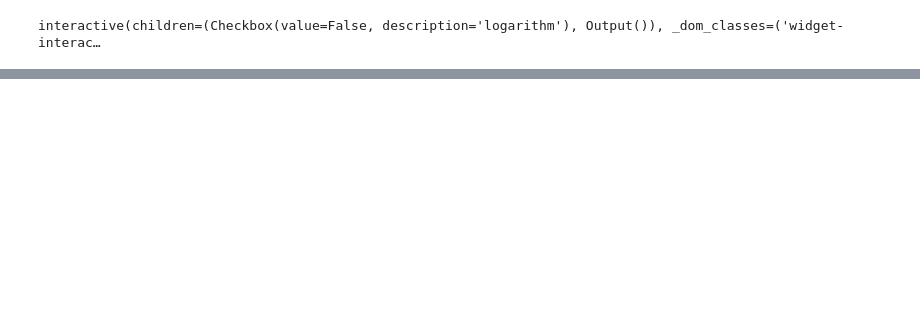
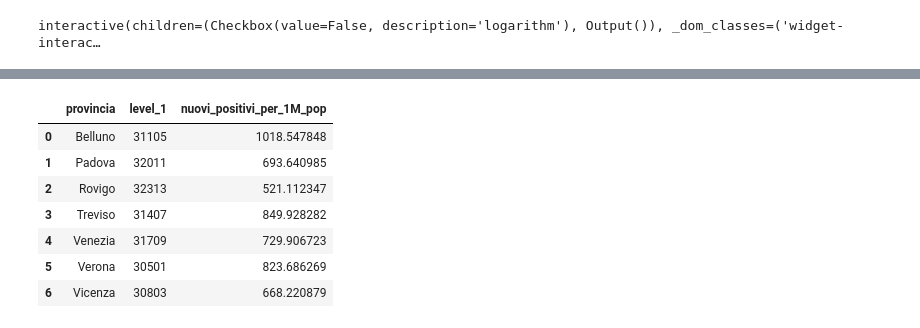
Before and after one commit to magostin/coronavirus, a Jupyter notebook: notebooks/reports/veneto.ipynb, the cells around one changed output, grey strips where cells are left out. Cells and saved outputs as stored; diff of their text form; code cells hidden in the pictures; blank space fills up the shorter version.

```diff
--- a/notebooks/reports/veneto.ipynb
+++ b/notebooks/reports/veneto.ipynb
@@ -72,3 +125,16 @@ c.encode(y = alt.Y(f'incremento:Q', scale=alt.Scale(domain=(0, 10))), row='provi
+# %%
+incidence_prov = prov_df.groupby('provincia').nuovi_positivi_per_1M_pop.rolling(7).mean().reset_index()
+incidence_last = incidence_prov.groupby('provincia').last().reset_index()
+incidence_last
+# %% [output]
+|  | provincia | level_1 | nuovi_positivi_per_1M_pop |
+| 0 | Belluno | 31105 | 1018.547848 |
+| 1 | Padova | 32011 | 693.640985 |
+| 2 | Rovigo | 32313 | 521.112347 |
+| 3 | Treviso | 31407 | 849.928282 |
+| 4 | Venezia | 31709 | 729.906723 |
+| 5 | Verona | 30501 | 823.686269 |
+| 6 | Vicenza | 30803 | 668.220879 |
 # %%
 latest = prov_df.groupby('provincia').last().reset_index()
 
```
Also changed, not shown: parts of 8 cells of this notebook, 6 other files.
